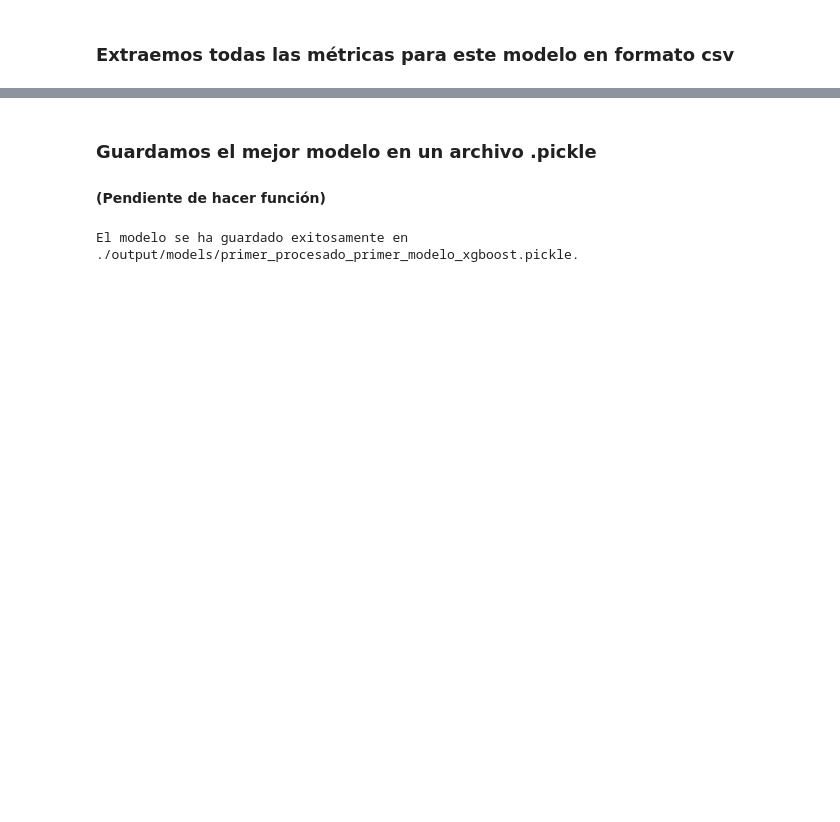
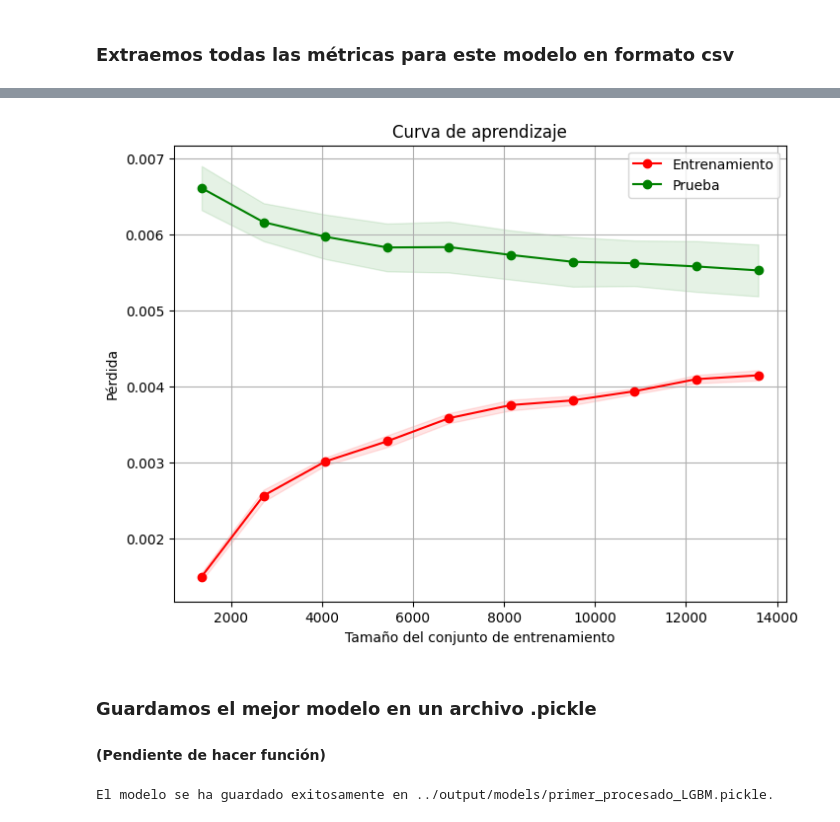
Before and after one commit to appeceix/kaggle_ML_competition_heat_flux, a Jupyter notebook: notebooks/1_modelo.ipynb, the cells around one changed output, grey strips where cells are left out. Drawn from its saved outputs; the diff is of its cells as text; code cells hidden in the pictures; blank space fills up the shorter version.

```diff
--- a/notebooks/1_modelo.ipynb
+++ b/notebooks/1_modelo.ipynb
@@ -137,15 +154,14 @@ param_grid_xgboost = {
 # Crear espacio de búsqueda
 search_space = [
     #param_grid_linear_regression,
-    #param_grid_ridge, # Fue el mejor en la primera vuelta
+    #param_grid_ridge,
     #param_grid_lasso,
     #param_grid_elasticnet,
-    #param_grid_svr,
     #param_grid_decision_tree,
-    param_grid_random_forest,
-    param_grid_gradient_boosting,
+    #param_grid_random_forest,
+    #param_grid_gradient_boosting,
     #param_grid_adaboost,
-    param_grid_xgboost
+    param_grid_xgboost # El mejor para el primer modelo
     ]
 # %%
 cv = KFold(n_splits=5, shuffle = True, random_state=0)
@@ -155,7 +171,7 @@ gridsearch = GridSearchCV(
     estimator = pipe,  # Pipeline
     param_grid = search_space,  # Espacio de búsqueda
     cv = cv,  # Validación cruzada
-    verbose=0,
+    verbose=2,
     n_jobs=-1,
     scoring='neg_mean_squared_error'
 )
@@ -290,9 +340,44 @@ metricas_xgboost = pd.DataFrame({'MSE' : [mse], 'RMSE' : [rmse], 'MAE' : [mae],
+# %%
+from sklearn.model_selection import learning_curve
+
+
+def plot_learning_curve(estimator, X, y, cv, train_sizes=np.linspace(0.1, 1.0, 10)):
+    train_sizes, train_scores, test_scores = learning_curve(
+        estimator, X, y, cv=cv, train_sizes=train_sizes, scoring='neg_mean_squared_error'
+    )
+
+    train_scores_mean = -np.mean(train_scores, axis=1)
+    train_scores_std = np.std(train_scores, axis=1)
+    test_scores_mean = -np.mean(test_scores, axis=1)
+    test_scores_std = np.std(test_scores, axis=1)
+
+    plt.figure(figsize=(8, 6))
+    plt.plot(train_sizes, train_scores_mean, 'o-', color='r', label='Entrenamiento')
+    plt.plot(train_sizes, test_scores_mean, 'o-', color='g', label='Prueba')
+    plt.fill_between(
+        train_sizes, train_scores_mean - train_scores_std,
+        train_scores_mean + train_scores_std, alpha=0.1, color='r'
+    )
+    plt.fill_between(
+        train_sizes, test_scores_mean - test_scores_std,
+        test_scores_mean + test_scores_std, alpha=0.1, color='g'
+    )
+    plt.xlabel('Tamaño del conjunto de entrenamiento')
+    plt.ylabel('Pérdida')
+    plt.title('Curva de aprendizaje')
+    plt.legend(loc='best')
+    plt.grid(True)
+    plt.show()
+# %%
+plot_learning_curve(best_model, X_train, y_train, cv=cv)
+# %% [output]
+[figure, added]
 # %% [markdown]
 ### Guardamos el mejor modelo en un archivo .pickle
 #### (Pendiente de hacer función)
 # %%
-nombre_archivo = './output/models/primer_procesado_primer_modelo_xgboost.pickle'
-modelo = best_model
+nombre_archivo = '../output/models/primer_procesado_LGBM.pickle'
+modelo = model
 import pickle
 try:
     with open(nombre_archivo, 'wb') as archivo:
@@ -301,7 +386,7 @@ try:
 except IOError:
     print("Error: No se pudo guardar el modelo. Permiso denegado.")
 # %% [output]
-El modelo se ha guardado exitosamente en ./output/models/primer_procesado_primer_modelo_xgboost.pickle.
+El modelo se ha guardado exitosamente en ../output/models/primer_procesado_LGBM.pickle.
 # %%
 def csv_datos(nombre_archivo, data):
     '''Guarda el dataframe data en un archivo csv con nombre nombre_archivo
```
Also changed, not shown: parts of 16 cells of this notebook, 47 other files.
